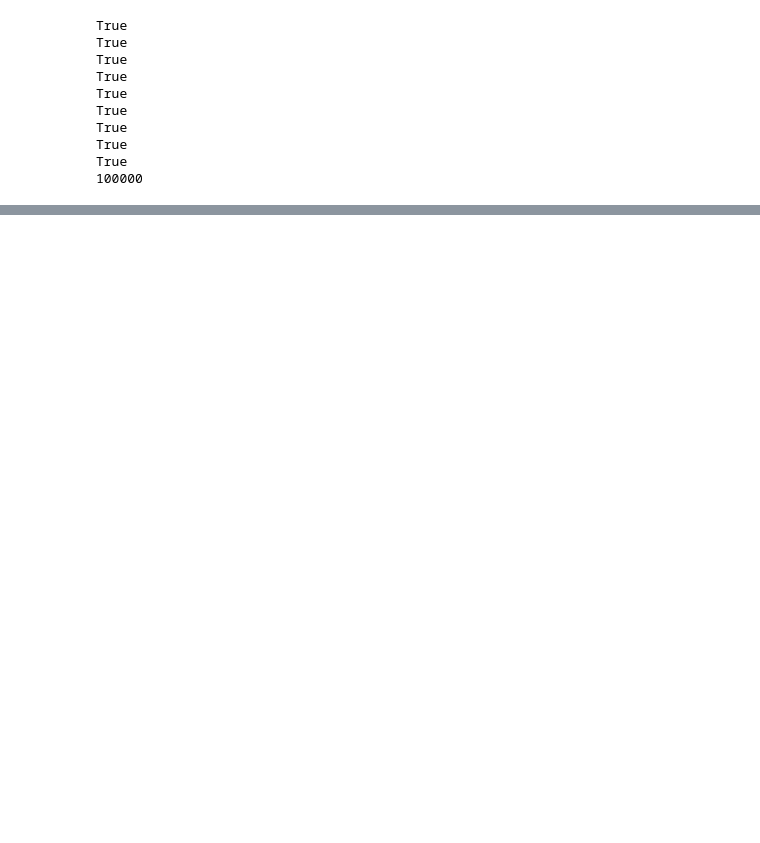
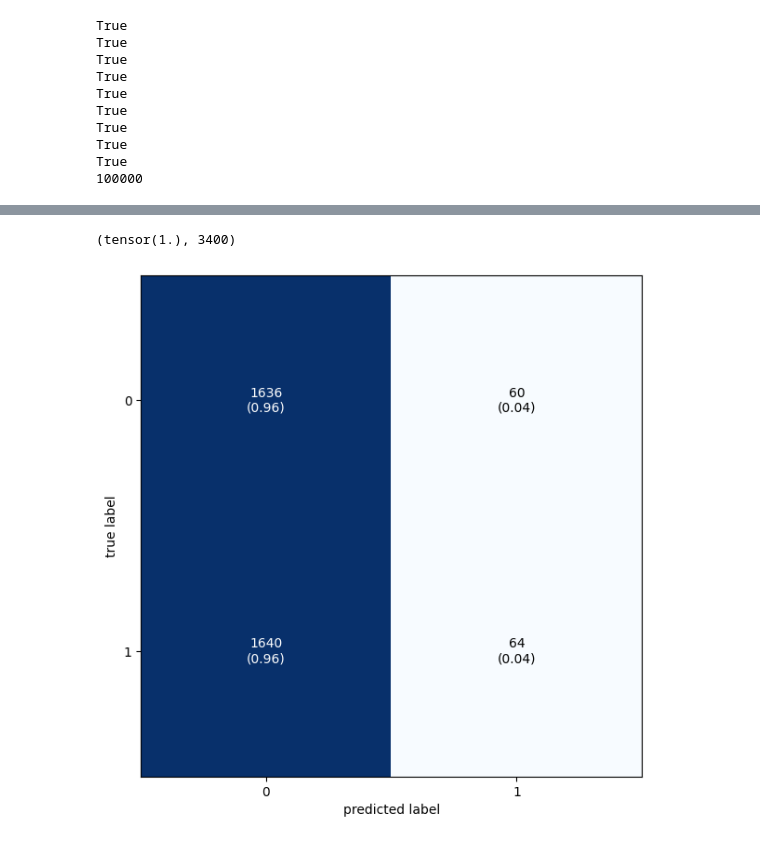
Before and after one commit to PedroHMG/Learn_pytorch, a Jupyter notebook: pytorch_diabetes.ipynb, the cells around one changed output, grey strips where cells are left out. Cells and saved outputs as stored; diff of their text form; code cells hidden in the pictures; blank space fills up the shorter version.

```diff
--- a/pytorch_diabetes.ipynb
+++ b/pytorch_diabetes.ipynb
@@ -178,6 +234,7 @@ def test_step(model: torch.nn.Module,
     print(f"Test loss: {test_loss:.4f}, Test acc: {100 * test_acc:.4f}")
 # %%
 device = "cuda" if torch.cuda.is_available() else "cpu"
+
 
 class DiabetesModelV0(nn.Module):
     def __init__(self, input_shape: int, hidden_units: int, output_shape: int):
@@ -185,8 +242,10 @@ class DiabetesModelV0(nn.Module):
         self.layer_block = nn.Sequential(
             nn.Linear(in_features=input_shape,
                       out_features=hidden_units),
+            nn.ReLU(),
             nn.Linear(in_features=hidden_units,
                       out_features=hidden_units),
+            nn.ReLU(),
             nn.Linear(in_features=hidden_units,
                       out_features=output_shape)
         )
@@ -195,14 +254,14 @@ class DiabetesModelV0(nn.Module):
     def forward(self, x):
         return self.layer_block(x)
 # %%
-device = "cuda" if torch.cuda.is_available() else "cpu"
-model_0 = DiabetesModelV0(input_shape=9, hidden_units=16, output_shape=1).to(device)
 
-loss_fn = nn.BCELoss
-optimizer = torch.optim.SGD(params=model_0.parameters(), lr=0.01)
+model_0 = DiabetesModelV0(input_shape=8, hidden_units=16, output_shape=1).to(device)
+
+loss_fn = nn.BCEWithLogitsLoss()
+optimizer = torch.optim.SGD(params=model_0.parameters(), lr=0.005)
 acc_fn = Accuracy(task="binary").to(device)
 # %%
-epochs = 3
+epochs = 20
 
 for epoch in tqdm(range(epochs)):
     train_step(model=model_0,
@@ -220,0 +303,27 @@ RuntimeError: mat1 and mat2 shapes cannot be multiplied (64x8 and 9x16)
+# %%
+y_preds = []
+model_0.eval()
+with torch.inference_mode():
+    for X, y in tqdm(test_dataloader, desc="Making predictions..."):
+        X, y = X.to(device), y.to(device)
+        y_logit = model_0(X)
+        y_logits = torch.round(torch.softmax(y_logit.squeeze(), dim=0)).cpu()
+        y_preds.append(y_logits)
+
+y_pred_tensor = torch.cat(y_preds)
+y_pred_tensor[6], len(y_pred_tensor)
+# %% [output]
+(tensor(1.), 3400)
+# %%
+from mlxtend.plotting import plot_confusion_matrix
+
+confmat = ConfusionMatrix(task="binary")
+confmat_tensor = confmat(preds=y_pred_tensor,
+                         target=test_dataset.label)
+
+fig, ax = plot_confusion_matrix(conf_mat=confmat_tensor.numpy(),
+                                show_absolute=True,
+                                show_normed=True,
+                                figsize=(10, 7))
+# %% [output]
+[figure, added]
```
Also changed, not shown: parts of 11 cells of this notebook, 1 other file.
